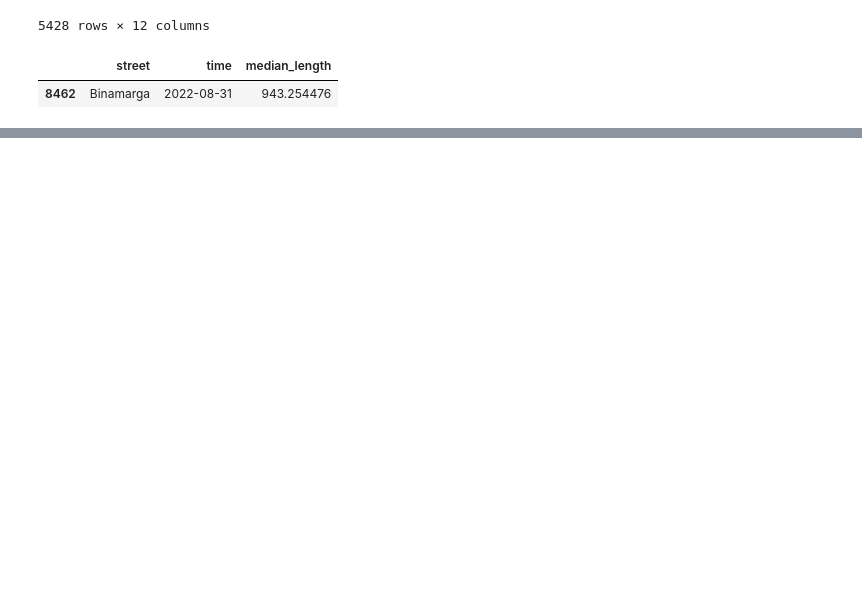
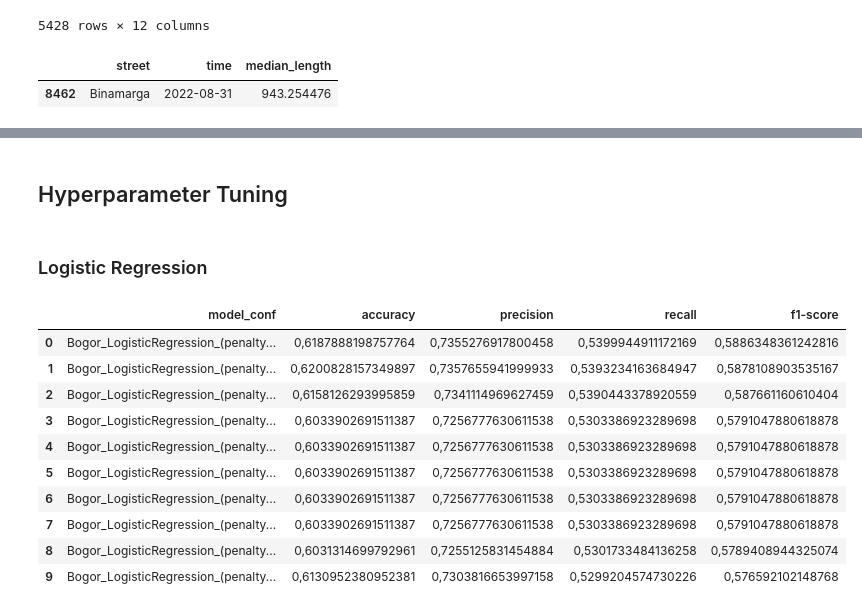
Before and after one commit to GibranBrahmanta/DSLS-MiniProject-DataScientist, a Jupyter notebook: notebook/05_classifier_modeling.ipynb, the cells around one changed output, grey strips where cells are left out. Saved outputs shown, nothing was run; the diff lists cells and outputs as text; code cells hidden in the pictures; blank space fills up the shorter version.

Commit message:
Add classifier evaluation result

```diff
--- a/notebook/05_classifier_modeling.ipynb
+++ b/notebook/05_classifier_modeling.ipynb
@@ -125,0 +129,4 @@ tmp[
+# %%
+def change_format(data):
+    tmp = str(data)
+    return tmp.replace('.', ',')
@@ -125,0 +135,18 @@ tmp[
+# %%
+lst_file = os.listdir("../data/eval_result/classifier/")
+path_template = "../data/eval_result/classifier/{}"
+
+result_df = pd.DataFrame(columns=['model_conf', 'accuracy', 'precision', 'recall', 'f1-score'])
+
+used_file = [filename for filename in lst_file if 'baseline' in filename]
+
+for filename in used_file:
+    data = pd.read_csv(path_template.format(filename))
+    for col in data.columns:
+        data[col] = data[col].apply(change_format)
+    result_df = result_df.append(
+        data,
+        ignore_index=True
+    )
+
+result_df
@@ -125,0 +162,36 @@ tmp[
+# %% [markdown]
+## Hyperparameter Tuning
+# %%
+city = 'Bogor'
+
+def get_hpt_result(city, model_name, partition):
+    path_template = "../data/eval_result/classifier/{}"
+    filename = "{}_{}_HyperparameterTuning_{}.csv".format(
+        city,
+        model_name,
+        partition
+    )
+    data = pd.read_csv(path_template.format(filename))
+    data.drop(columns=['Unnamed: 0'], inplace=True)
+    for col in data.columns:
+        data[col] = data[col].apply(change_format)
+    if partition == 'valid':
+        return data.iloc[0:10,:]
+    else:
+        return data
+# %% [markdown]
+### Logistic Regression
+# %%
+get_hpt_result(city, 'LogisticRegression', 'valid')
+# %% [output]
+|  | model_conf | accuracy | precision | recall | f1-score |
+| 0 | Bogor_LogisticRegression_(penalty... | 0,6187888198757764 | 0,7355276917800458 | 0,5399944911172169 | 0,5886348361242816 |
+| 1 | Bogor_LogisticRegression_(penalty... | 0,6200828157349897 | 0,7357655941999933 | 0,5393234163684947 | 0,5878108903535167 |
+| 2 | Bogor_LogisticRegression_(penalty... | 0,6158126293995859 | 0,7341114969627459 | 0,5390443378920559 | 0,587661160610404 |
+| 3 | Bogor_LogisticRegression_(penalty... | 0,6033902691511387 | 0,7256777630611538 | 0,5303386923289698 | 0,5791047880618878 |
+| 4 | Bogor_LogisticRegression_(penalty... | 0,6033902691511387 | 0,7256777630611538 | 0,5303386923289698 | 0,5791047880618878 |
+| 5 | Bogor_LogisticRegression_(penalty... | 0,6033902691511387 | 0,7256777630611538 | 0,5303386923289698 | 0,5791047880618878 |
+| 6 | Bogor_LogisticRegression_(penalty... | 0,6033902691511387 | 0,7256777630611538 | 0,5303386923289698 | 0,5791047880618878 |
+| 7 | Bogor_LogisticRegression_(penalty... | 0,6033902691511387 | 0,7256777630611538 | 0,5303386923289698 | 0,5791047880618878 |
+| 8 | Bogor_LogisticRegression_(penalty... | 0,6031314699792961 | 0,7255125831454884 | 0,5301733484136258 | 0,5789408944325074 |
+| 9 | Bogor_LogisticRegression_(penalty... | 0,6130952380952381 | 0,7303816653997158 | 0,5299204574730226 | 0,576592102148768 |
```
Also changed, not shown: parts of 23 cells of this notebook.
